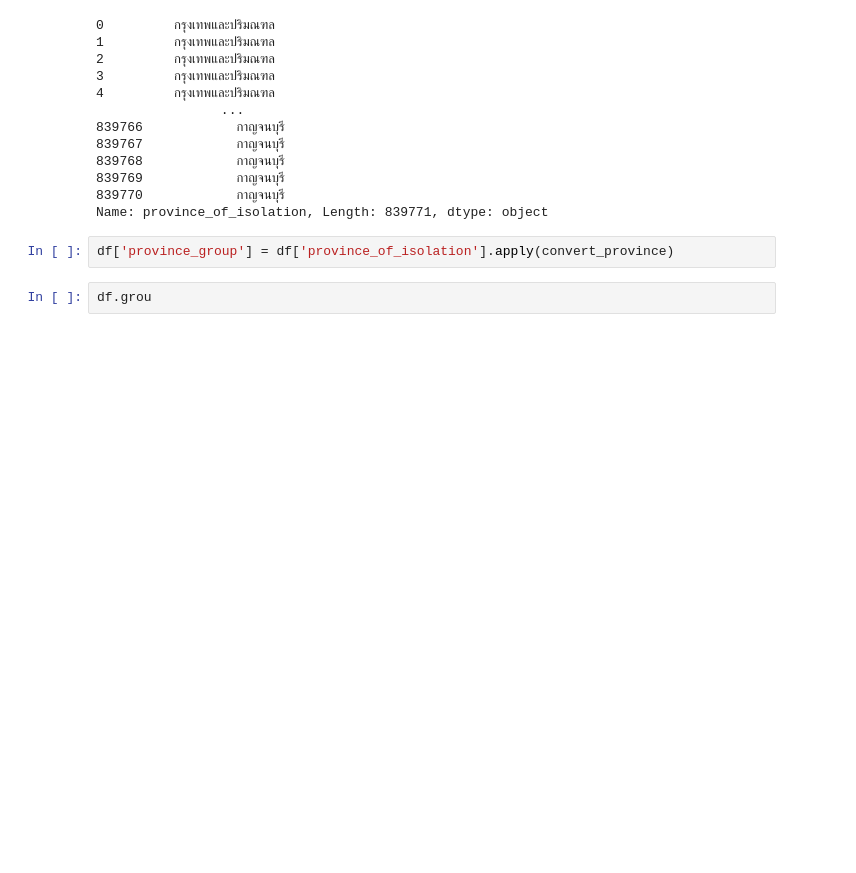
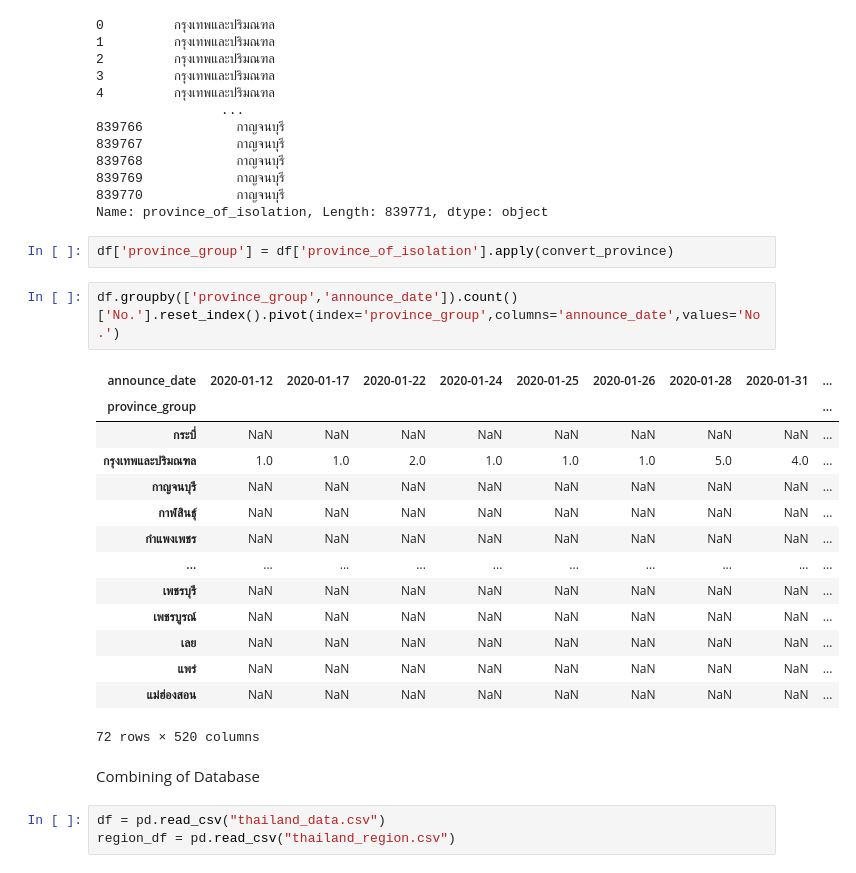
Before and after one commit to Septkung/Python-Pandas-Learning, a Jupyter notebook: Play_with_Data_VI.ipynb, the cells around one changed output. Saved outputs shown, nothing was run; the diff lists cells and outputs as text; blank space fills up the shorter version.

Commit message:
Data processing 7.2-7.3

```diff
--- a/Play_with_Data_VI.ipynb
+++ b/Play_with_Data_VI.ipynb
@@ -230,4 +230,24 @@ Name: province_of_isolation, Length: 839771, dtype: object
 # %%
 df['province_group'] = df['province_of_isolation'].apply(convert_province)
 # %%
-df.grou
+df.groupby(['province_group','announce_date']).count()['No.'].reset_index().pivot(index='province_group',columns='announce_date',values='No.')
+# %% [output]
+| announce_date | 2020-01-12 | 2020-01-17 | 2020-01-22 | 2020-01-24 | 2020-01-25 | 2020-01-26 | 2020-01-28 | 2020-01-31 | ... |
+| province_group |  |  |  |  |  |  |  |  | ... |
+| กระบี่ | NaN | NaN | NaN | NaN | NaN | NaN | NaN | NaN | ... |
+| กรุงเทพและปริมณฑล | 1.0 | 1.0 | 2.0 | 1.0 | 1.0 | 1.0 | 5.0 | 4.0 | ... |
+| กาญจนบุรี | NaN | NaN | NaN | NaN | NaN | NaN | NaN | NaN | ... |
+| กาฬสินธุ์ | NaN | NaN | NaN | NaN | NaN | NaN | NaN | NaN | ... |
+| กำแพงเพชร | NaN | NaN | NaN | NaN | NaN | NaN | NaN | NaN | ... |
+| ... | ... | ... | ... | ... | ... | ... | ... | ... | ... |
+| เพชรบุรี | NaN | NaN | NaN | NaN | NaN | NaN | NaN | NaN | ... |
+| เพชรบูรณ์ | NaN | NaN | NaN | NaN | NaN | NaN | NaN | NaN | ... |
+| เลย | NaN | NaN | NaN | NaN | NaN | NaN | NaN | NaN | ... |
+| แพร่ | NaN | NaN | NaN | NaN | NaN | NaN | NaN | NaN | ... |
+| แม่ฮ่องสอน | NaN | NaN | NaN | NaN | NaN | NaN | NaN | NaN | ... |
+72 rows × 520 columns
+# %% [markdown]
+Combining of Database
+# %%
+df = pd.read_csv("thailand_data.csv")
+region_df = pd.read_csv("thailand_region.csv")
```
Also changed, not shown: parts of 18 cells of this notebook, 1 other file.
